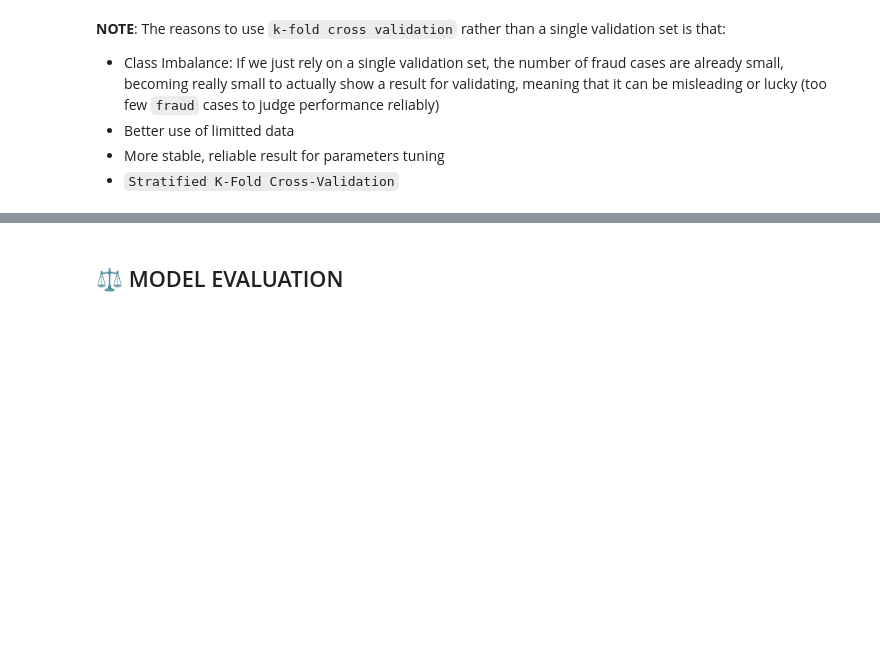
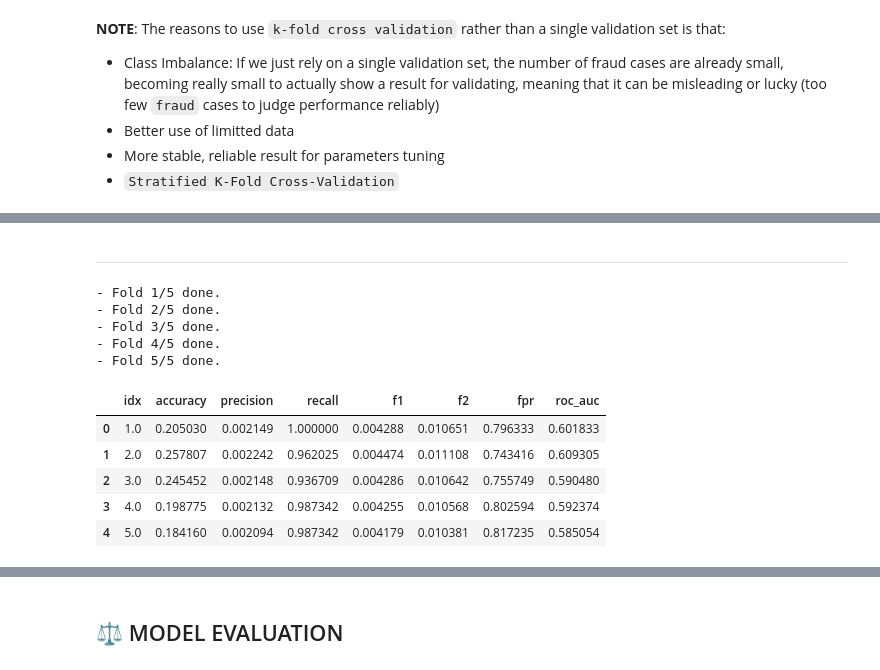
Before and after one commit to trungdung1711/credit-card-fraud-detection, a Jupyter notebook: notebooks/_v1.ipynb, the cells around one changed output, grey strips where cells are left out. Drawn from its saved outputs; the diff is of its cells as text; code cells hidden in the pictures; blank space fills up the shorter version.

```diff
--- a/notebooks/_v1.ipynb
+++ b/notebooks/_v1.ipynb
@@ -490,0 +605,70 @@ dtype: float64
+# %% [markdown]
+
+
+---
+# %%
+# define the k-fold
+kf = StratifiedKFold(
+    n_splits=5,
+    shuffle=True,
+    random_state=42
+)
+
+nm_results = pd.DataFrame(
+    columns=[
+        "idx",
+        "accuracy",
+        "precision",
+        "recall",
+        "f1",
+        "f2",
+        "fpr",
+        "roc_auc"
+    ]
+)
+
+for idx, (train_idx, val_idx) in enumerate(kf.split(X_train, y_train), 1):
+  X_train_fold, X_val_fold = X_train.iloc[train_idx], X_train.iloc[val_idx]
+  y_train_fold, y_val_fold = y_train.iloc[train_idx], y_train.iloc[val_idx]
+
+  model = LogisticRegression(
+      random_state=42,
+      max_iter=1000
+  )
+
+  # near miss undersampler
+  nm = NearMiss(
+      version=1,
+      n_neighbors=3
+  )
+
+  pipeline = Pipeline(
+      [
+          ("nearmiss", nm),
+          ("model", model)
+      ]
+  )
+
+  pipeline.fit(X=X_train_fold, y=y_train_fold)
+  y_pred = pipeline.predict(X_val_fold)
+
+  # metrics
+  metrics = collect_metrics(y_val_fold, y_pred)
+  nm_results.loc[len(nm_results)] = [idx] + metrics
+
+  print(f"- Fold {idx}/{kf.get_n_splits()} done.")
+# %% [output]
+- Fold 1/5 done.
+- Fold 2/5 done.
+- Fold 3/5 done.
+- Fold 4/5 done.
+- Fold 5/5 done.
+# %%
+nm_results.head(100)
+# %% [output]
+|  | idx | accuracy | precision | recall | f1 | f2 | fpr | roc_auc |
+| 0 | 1.0 | 0.205030 | 0.002149 | 1.000000 | 0.004288 | 0.010651 | 0.796333 | 0.601833 |
+| 1 | 2.0 | 0.257807 | 0.002242 | 0.962025 | 0.004474 | 0.011108 | 0.743416 | 0.609305 |
+| 2 | 3.0 | 0.245452 | 0.002148 | 0.936709 | 0.004286 | 0.010642 | 0.755749 | 0.590480 |
+| 3 | 4.0 | 0.198775 | 0.002132 | 0.987342 | 0.004255 | 0.010568 | 0.802594 | 0.592374 |
+| 4 | 5.0 | 0.184160 | 0.002094 | 0.987342 | 0.004179 | 0.010381 | 0.817235 | 0.585054 |
```
Also changed, not shown: parts of 26 cells of this notebook.
